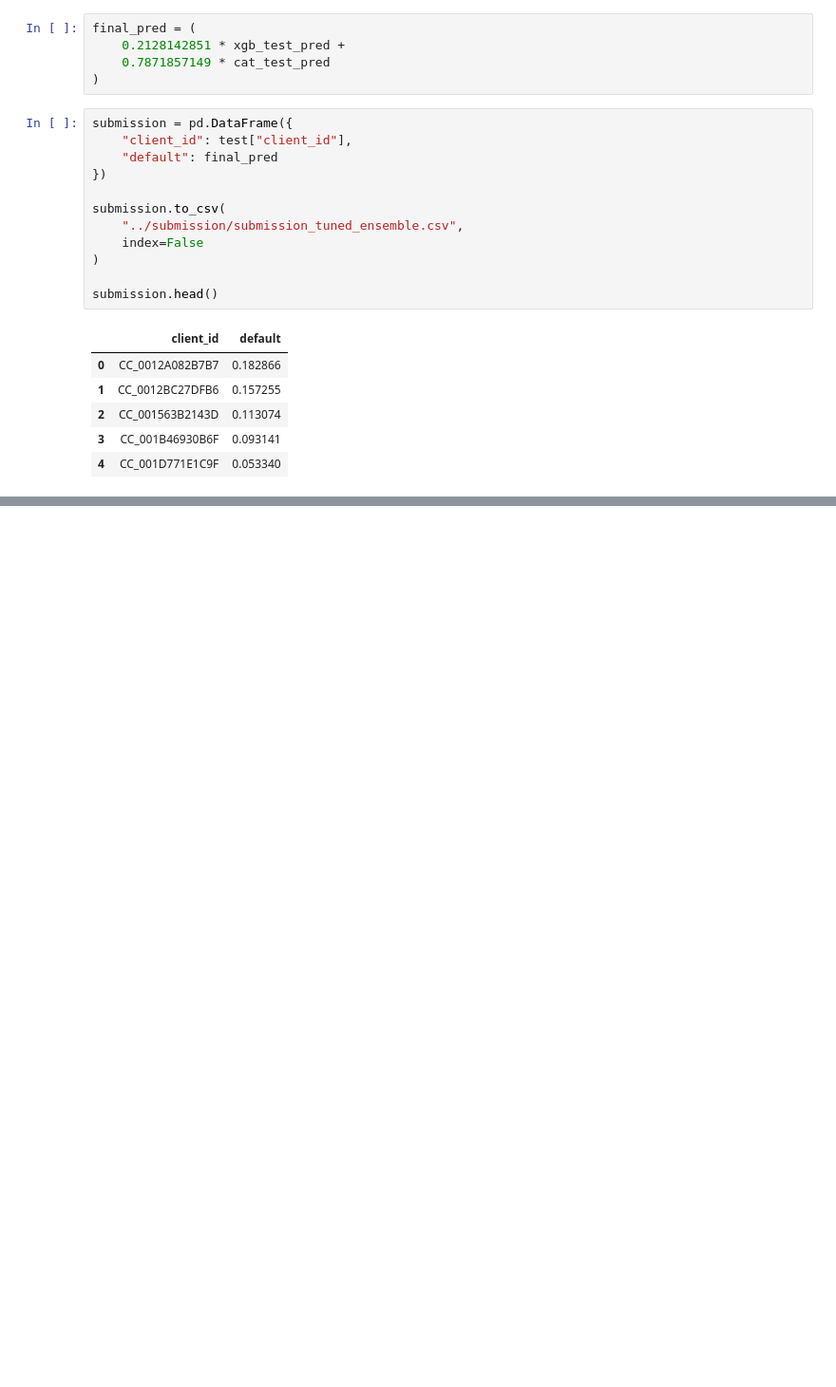
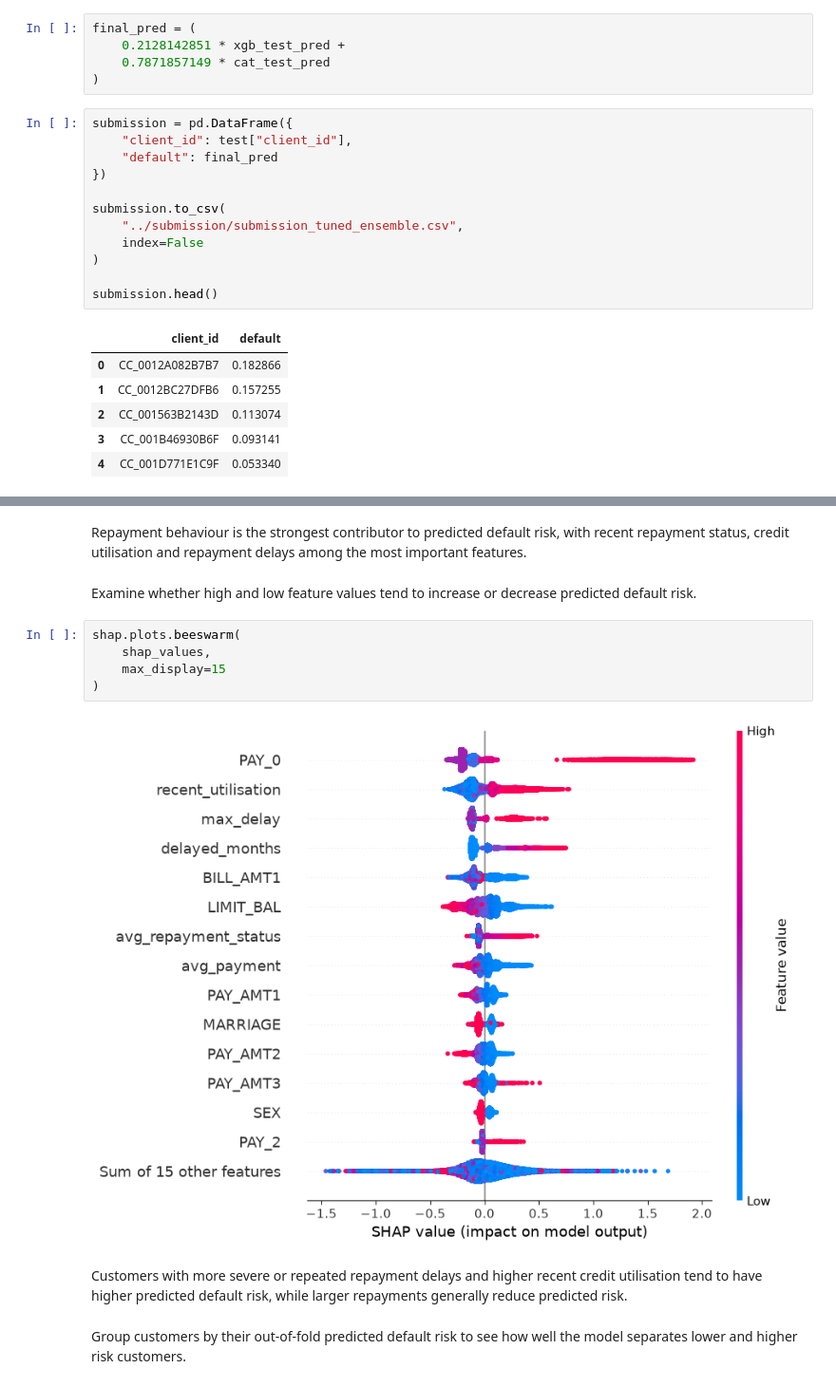
Before and after one commit to fishdynasty/inter-uni-FourCast, a Jupyter notebook: notebook/Modelling.ipynb, the cells around one changed output, grey strips where cells are left out. Shown at 95% size. Saved outputs shown, nothing was run; the diff lists cells and outputs as text; blank space fills up the shorter version.

```diff
--- a/notebook/Modelling.ipynb
+++ b/notebook/Modelling.ipynb
@@ -773,0 +803,15 @@ submission.head()
+# %% [markdown]
+Repayment behaviour is the strongest contributor to predicted default risk, with recent repayment status, credit utilisation and repayment delays among the most important features.
+# %% [markdown]
+Examine whether high and low feature values tend to increase or decrease predicted default risk.
+# %%
+shap.plots.beeswarm(
+    shap_values,
+    max_display=15
+)
+# %% [output]
+[figure, added]
+# %% [markdown]
+Customers with more severe or repeated repayment delays and higher recent credit utilisation tend to have higher predicted default risk, while larger repayments generally reduce predicted risk.
+# %% [markdown]
+Group customers by their out-of-fold predicted default risk to see how well the model separates lower and higher risk customers.
```
Also changed, not shown: parts of 35 cells of this notebook, 3 other files.
